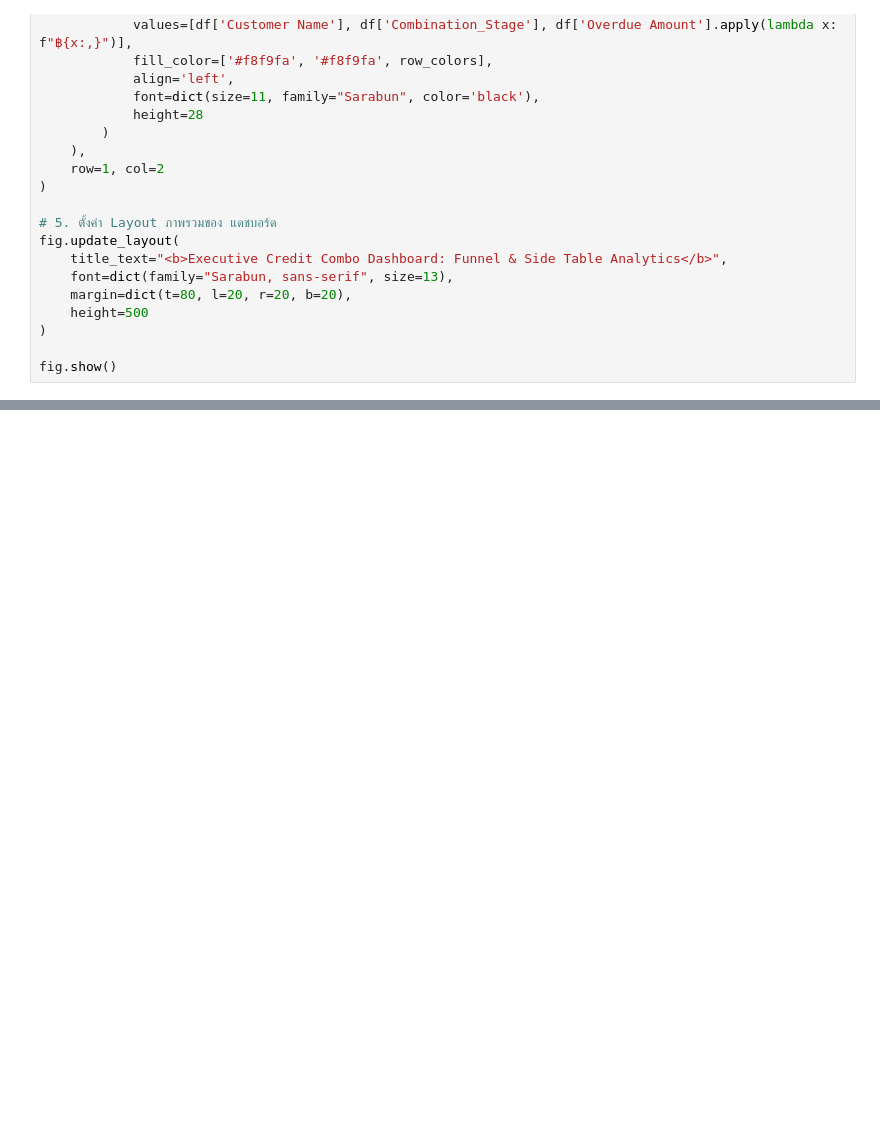
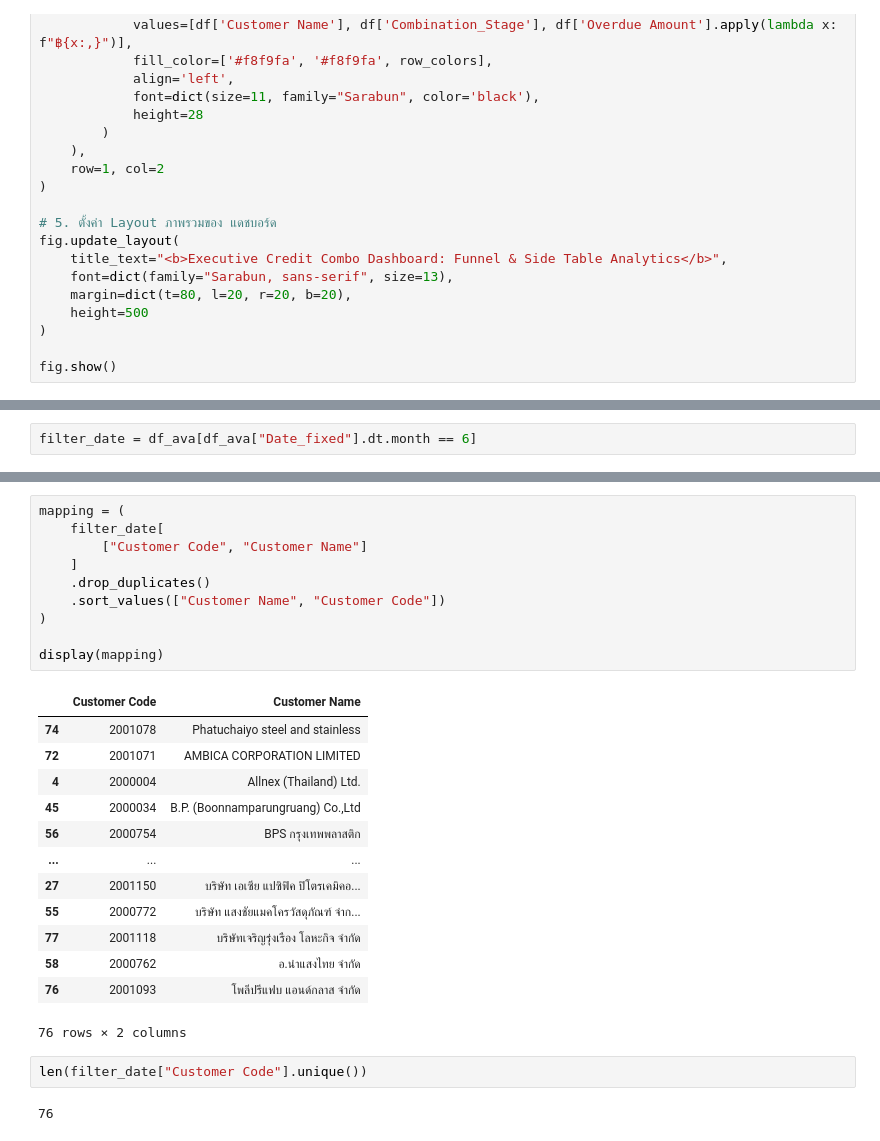
Before and after one commit to ftkbyond77/Credit-Monitoring-Pipeline, a Jupyter notebook: test.ipynb, the cells around one changed output, grey strips where cells are left out. Saved outputs shown, nothing was run; the diff lists cells and outputs as text; blank space fills up the shorter version.

```diff
--- a/test.ipynb
+++ b/test.ipynb
@@ -885,0 +1023,2 @@ fig.show()
+# %%
+filter_date = df_ava[df_ava["Date_fixed"].dt.month == 6]
@@ -885,0 +1038,28 @@ fig.show()
+# %%
+mapping = (
+    filter_date[
+        ["Customer Code", "Customer Name"]
+    ]
+    .drop_duplicates()
+    .sort_values(["Customer Name", "Customer Code"])
+)
+
+display(mapping)
+# %% [output]
+|  | Customer Code | Customer Name |
+| 74 | 2001078 | Phatuchaiyo steel and stainless |
+| 72 | 2001071 | AMBICA CORPORATION LIMITED |
+| 4 | 2000004 | Allnex (Thailand) Ltd. |
+| 45 | 2000034 | B.P. (Boonnamparungruang) Co.,Ltd |
+| 56 | 2000754 | BPS กรุงเทพพลาสติก |
+| ... | ... | ... |
+| 27 | 2001150 | บริษัท เอเซีย แปซิฟิค ปิโตรเคมิคอ... |
+| 55 | 2000772 | บริษัท แสงชัยแมคโครวัสดุภัณฑ์ จำก... |
+| 77 | 2001118 | บริษัทเจริญรุ่งเรือง โลหะกิจ จำกัด |
+| 58 | 2000762 | อ.นำแสงไทย จำกัด |
+| 76 | 2001093 | โพลีปรีแฟบ แอนด์กลาส จำกัด |
+76 rows × 2 columns
+# %%
+len(filter_date["Customer Code"].unique())
+# %% [output]
+76
```
Also changed, not shown: parts of 20 cells of this notebook, 9 other files.
